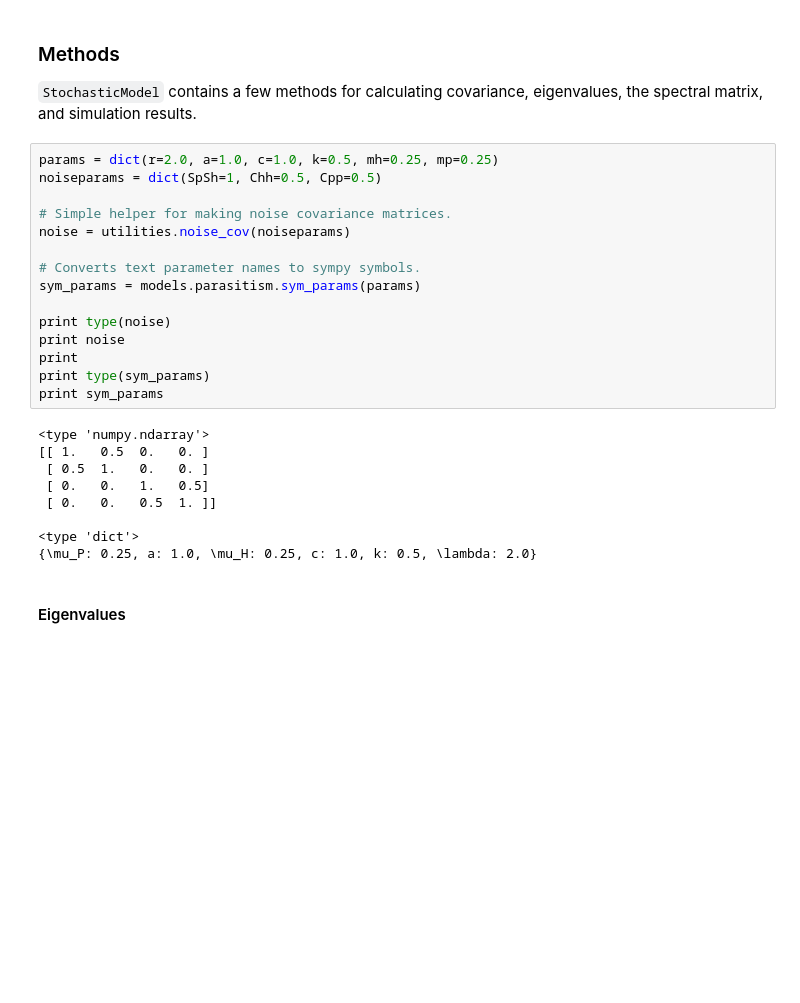
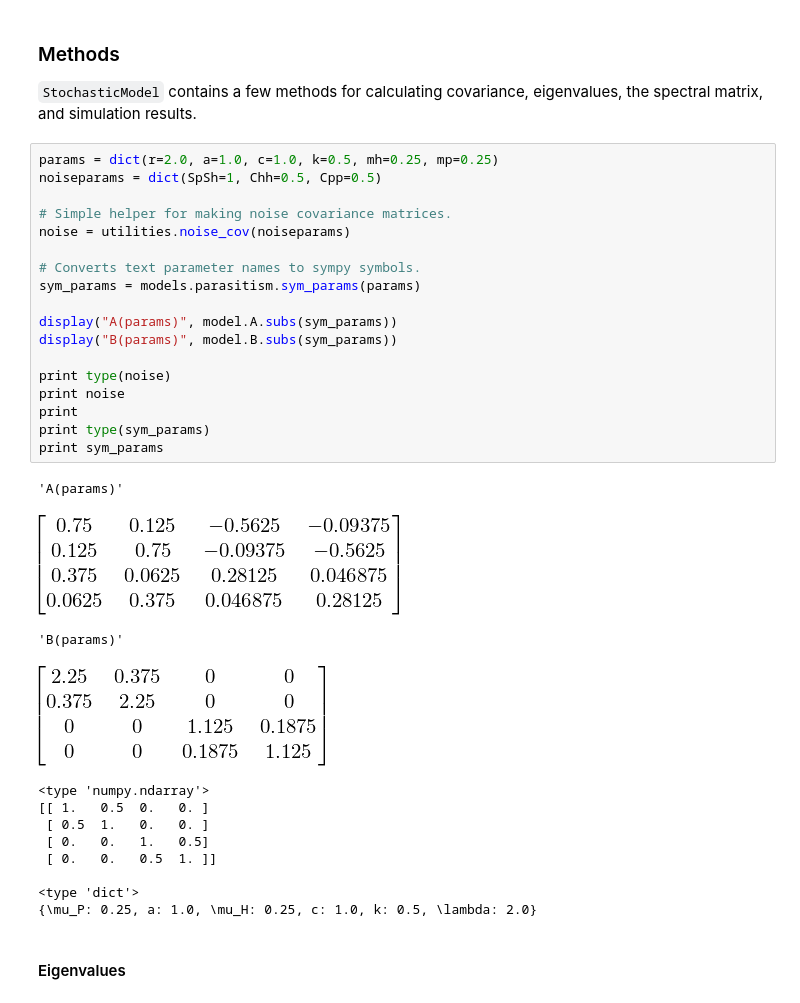
Before and after one commit to bmechtley/parasynchrony, a Jupyter notebook: docs/tutorial.ipynb, the cells around one changed output. Saved outputs shown, nothing was run; the diff lists cells and outputs as text; blank space fills up the shorter version.

```diff
--- a/docs/tutorial.ipynb
+++ b/docs/tutorial.ipynb
@@ -69,27 +71,34 @@ model.B # Stochastic Jacobian evaluated at the equilibrium point.
 # %%
 params = dict(r=2.0, a=1.0, c=1.0, k=0.5, mh=0.25, mp=0.25)
 noiseparams = dict(SpSh=1, Chh=0.5, Cpp=0.5)
 
 # Simple helper for making noise covariance matrices.
 noise = utilities.noise_cov(noiseparams)
 
 # Converts text parameter names to sympy symbols.
 sym_params = models.parasitism.sym_params(params)
 
+display("A(params)", model.A.subs(sym_params))
+display("B(params)", model.B.subs(sym_params))
+
 print type(noise)
 print noise
 print
 print type(sym_params)
 print sym_params
 # %% [output]
-<type 'numpy.ndarray'>
-[[ 1.   0.5  0.   0. ]
- [ 0.5  1.   0.   0. ]
- [ 0.   0.   1.   0.5]
- [ 0.   0.   0.5  1. ]]
-
-<type 'dict'>
-{\mu_P: 0.25, a: 1.0, \mu_H: 0.25, c: 1.0, k: 0.5, \lambda: 2.0}
+'A(params)'
+[figure, added]
+'B(params)'
+[figure, added]
+<type 'numpy.ndarray'>
+[[ 1.   0.5  0.   0. ]
+ [ 0.5  1.   0.   0. ]
+ [ 0.   0.   1.   0.5]
+ [ 0.   0.   0.5  1. ]]
+
+<type 'dict'>
+{\mu_P: 0.25, a: 1.0, \mu_H: 0.25, c: 1.0, k: 0.5, \lambda: 2.0}
 # %% [markdown]
 #### Eigenvalues
 # %%
```
Also changed, not shown: parts of 2 cells of this notebook, 2 other files.
